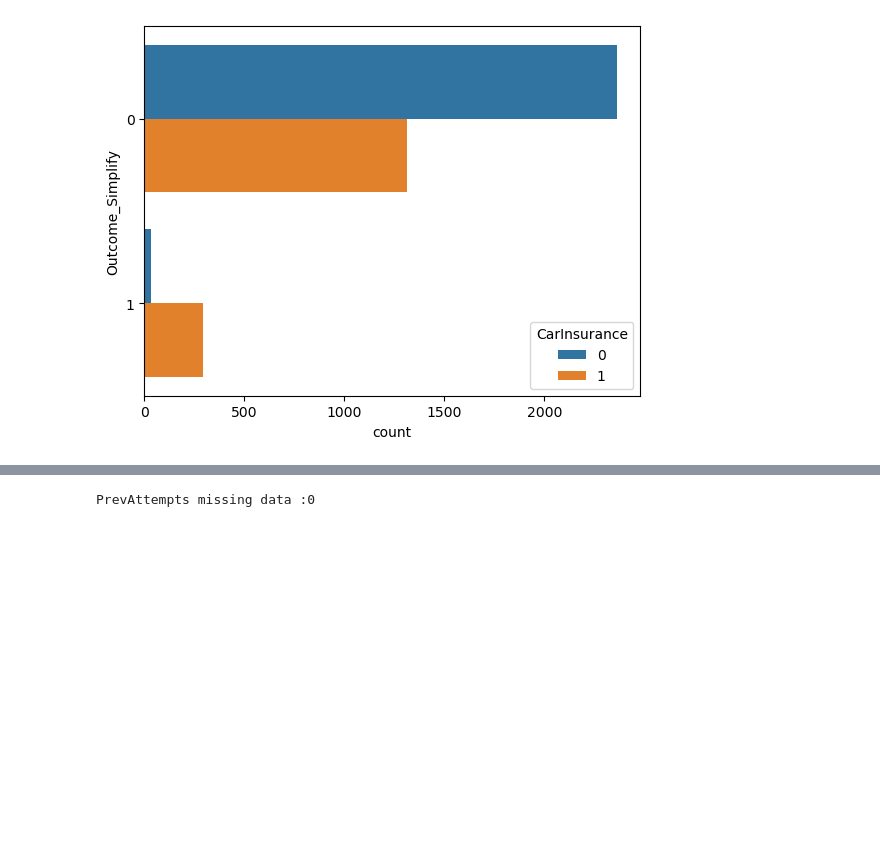
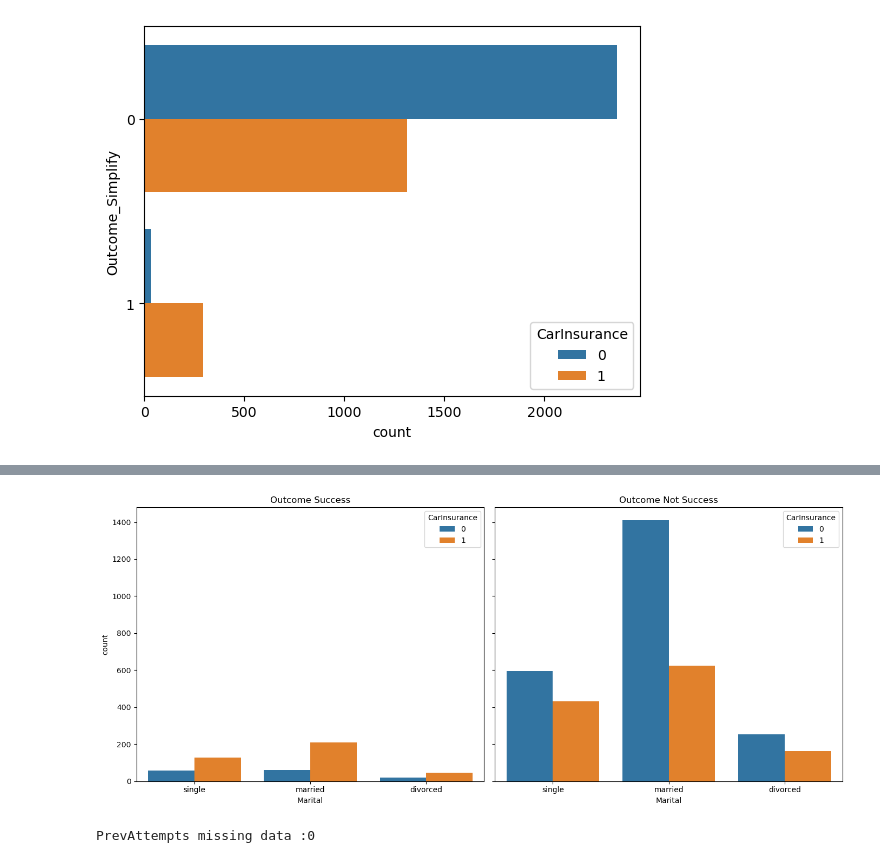
Before and after one commit to isaacebi/Car-Insurance-Cold-Calls, a Jupyter notebook: notebooks/1.0-ie-data-exploration.ipynb, the cells around one changed output, grey strips where cells are left out. Drawn from its saved outputs; the diff is of its cells as text; code cells hidden in the pictures; blank space fills up the shorter version.

```diff
--- a/notebooks/1.0-ie-data-exploration.ipynb
+++ b/notebooks/1.0-ie-data-exploration.ipynb
@@ -450,3 +454,6 @@ count_cat(df, 'Outcome_Simplify', 'CarInsurance')
 # %% [output]
 Outcome_Simplify missing data :0
 [figure]
+# %%
+outcome_seg = df[(df['Outcome']=='success') | (df['Outcome']=='other')]
+outcome_seg
@@ -452,0 +474,3 @@ Outcome_Simplify missing data :0
+# %%
+outcome_seg_unsuccess = df[~df.index.isin(outcome_seg.index)]
+outcome_seg_unsuccess
@@ -453,3 +491,24 @@ Outcome_Simplify missing data :0
+# %%
+# Assuming high_impact and not_in_high_impact are your DataFrames
+marital_order = df['Marital'].unique()
+
+# Create subplots with shared y-axis
+fig, (ax0, ax1) = plt.subplots(1, 2, figsize=(14, 6), sharey=True)
+
+# Plot 1: Countplot for Outcome == 'success'
+sns.countplot(data=outcome_seg, x='Marital', hue='CarInsurance', order=marital_order, ax=ax0)
+ax0.set_title('Outcome Success')
+
+# Plot 2: Countplot for Outcome != 'success
+sns.countplot(data=outcome_seg_unsuccess, x='Marital', hue='CarInsurance', order=marital_order, ax=ax1)
+ax1.set_title('Outcome Not Success')
+
+# Adjust space between subplots
+plt.tight_layout()
+
+plt.show()
+# %% [output]
+[figure, added]
 # %%
 #--PrevAttempts--#
 count_cat(df, 'PrevAttempts', 'CarInsurance')
```
Also changed, not shown: parts of 5 cells of this notebook.
